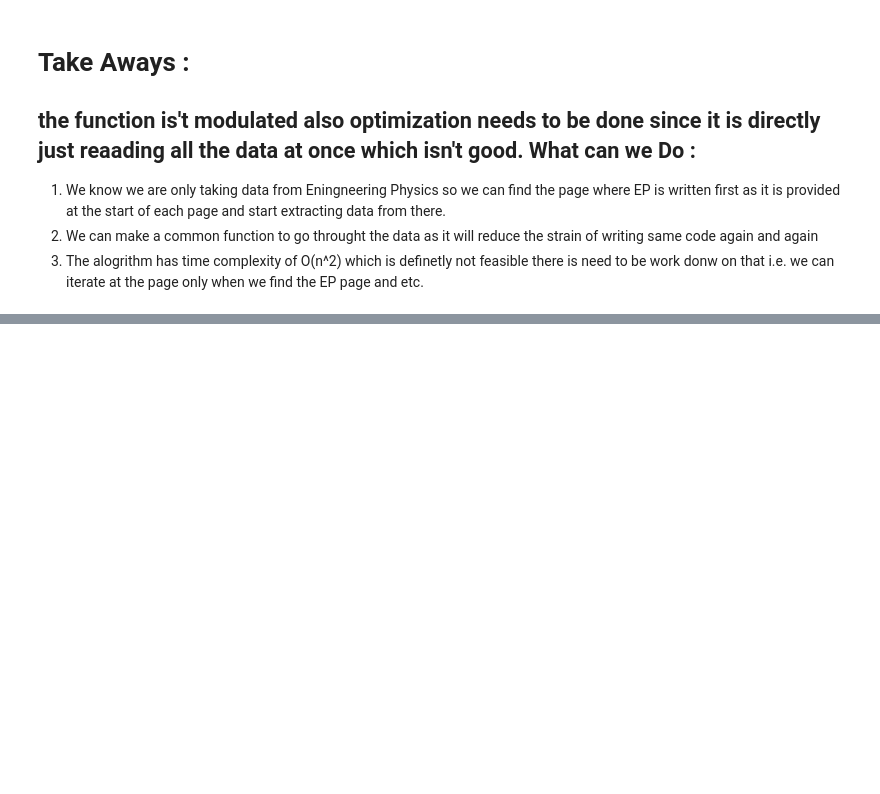
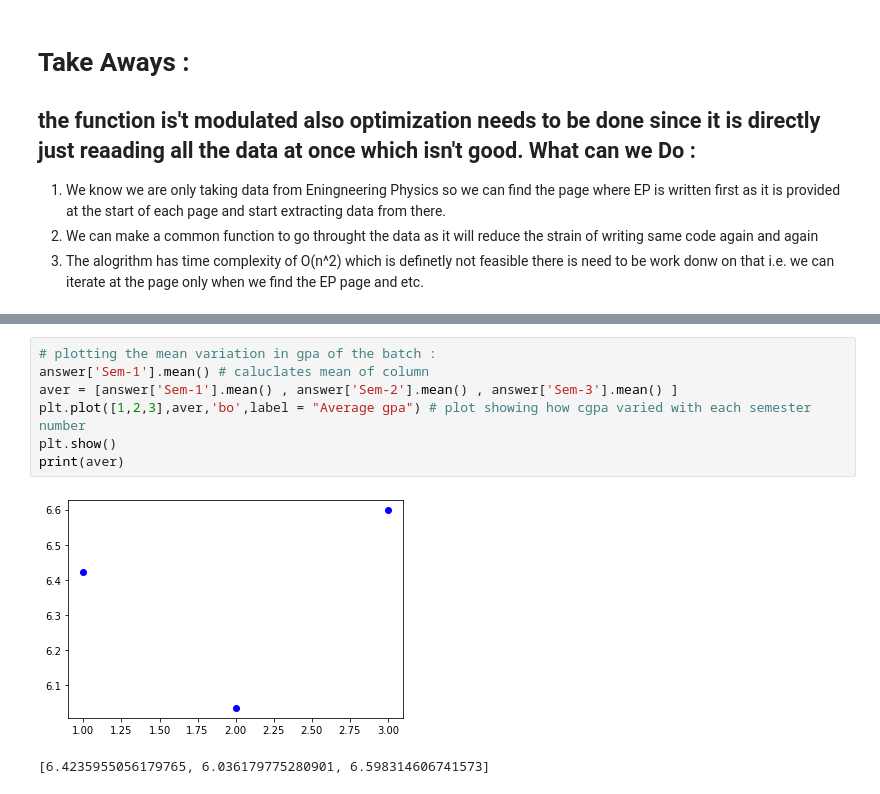
Before and after one commit to Shaurya026/Batch-Data, a Jupyter notebook: Rankings.ipynb, the cells around one changed output, grey strips where cells are left out. Saved outputs shown, nothing was run; the diff lists cells and outputs as text; blank space fills up the shorter version.

```diff
--- a/Rankings.ipynb
+++ b/Rankings.ipynb
@@ -320,0 +331,10 @@ answer.plot(x ='Sem-1', y='Aggregate', kind = 'scatter')
+# %%
+# plotting the mean variation in gpa of the batch :
+answer['Sem-1'].mean() # caluclates mean of column
+aver = [answer['Sem-1'].mean() , answer['Sem-2'].mean() , answer['Sem-3'].mean() ]
+plt.plot([1,2,3],aver,'bo',label = "Average gpa") # plot showing how cgpa varied with each semester number
+plt.show()
+print(aver)
+# %% [output]
+[figure, added]
+[6.4235955056179765, 6.036179775280901, 6.598314606741573]
```
Also changed, not shown: parts of 4 cells of this notebook.
